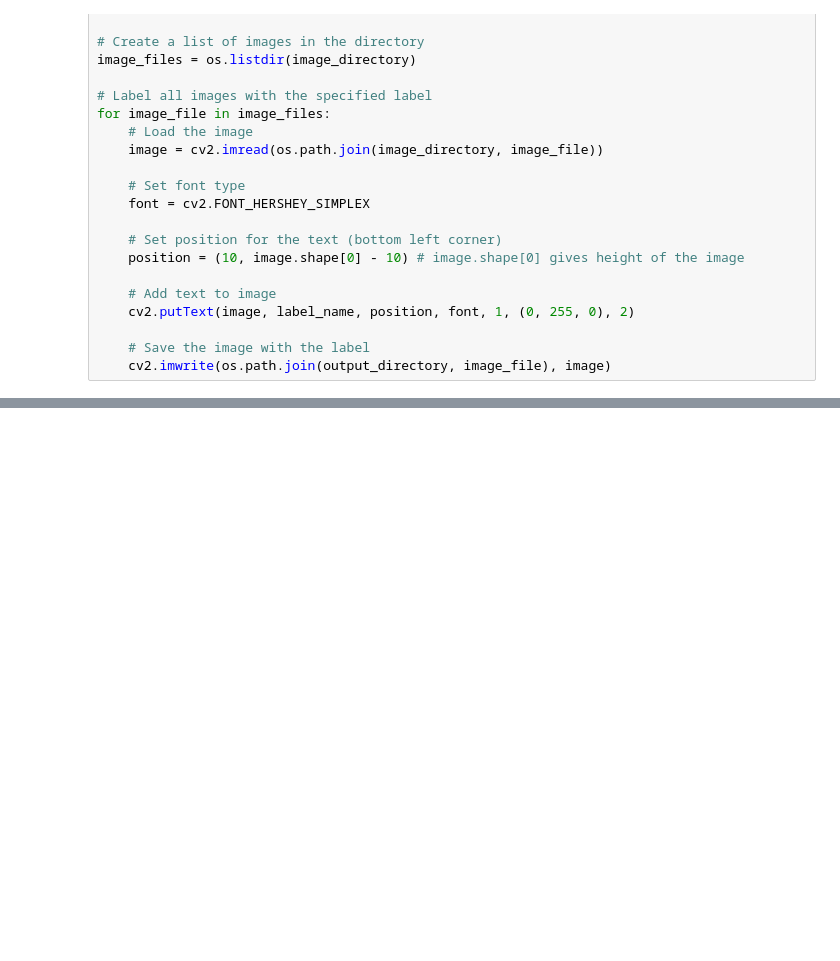
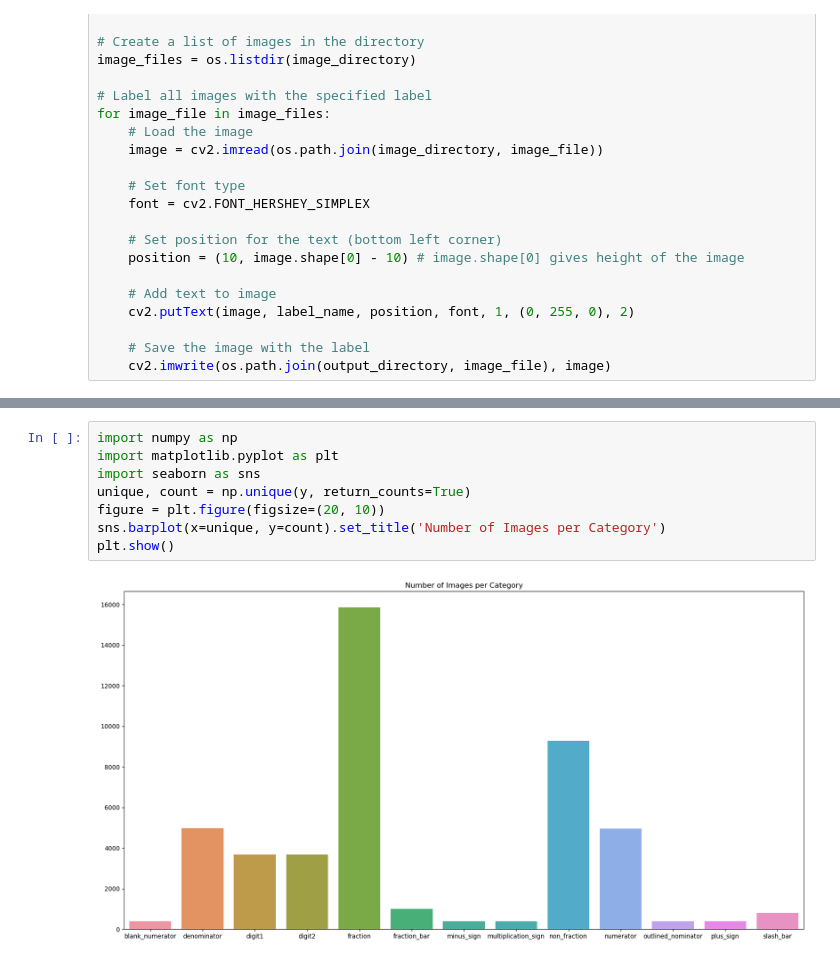
Before and after one commit to pegahahadian/imgProcessing, a Jupyter notebook: labeling.ipynb, the cells around one changed output, grey strips where cells are left out. Cells and saved outputs as stored; diff of their text form; blank space fills up the shorter version.

```diff
--- a/labeling.ipynb
+++ b/labeling.ipynb
@@ -98,0 +189,10 @@ for image_file in image_files:
+# %%
+import numpy as np
+import matplotlib.pyplot as plt
+import seaborn as sns
+unique, count = np.unique(y, return_counts=True)
+figure = plt.figure(figsize=(20, 10))
+sns.barplot(x=unique, y=count).set_title('Number of Images per Category')
+plt.show()
+# %% [output]
+[figure, added]
```
Also changed, not shown: parts of 21 cells of this notebook.
